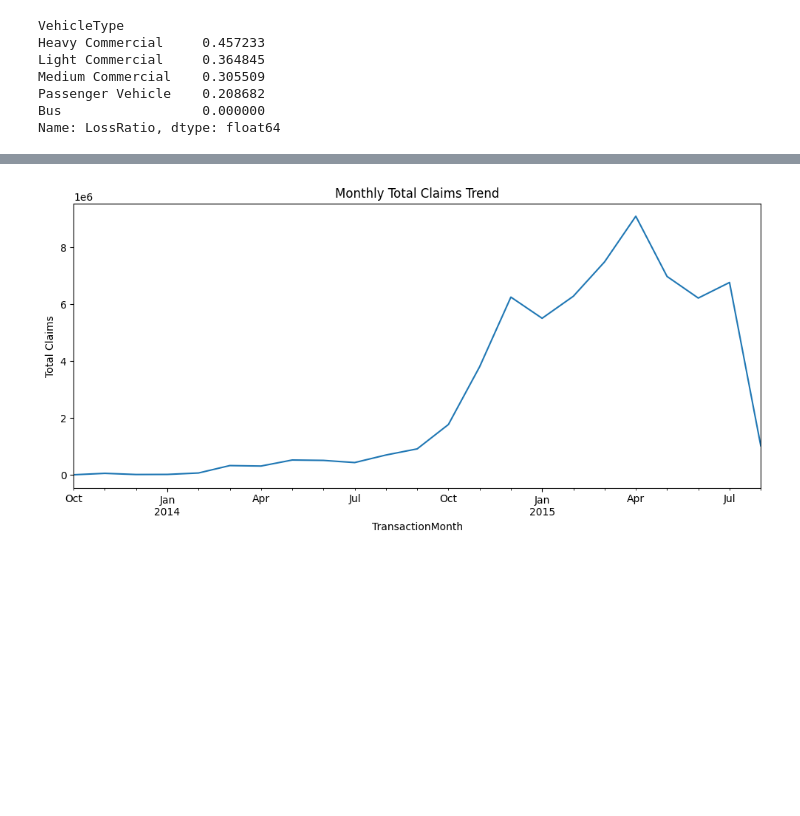
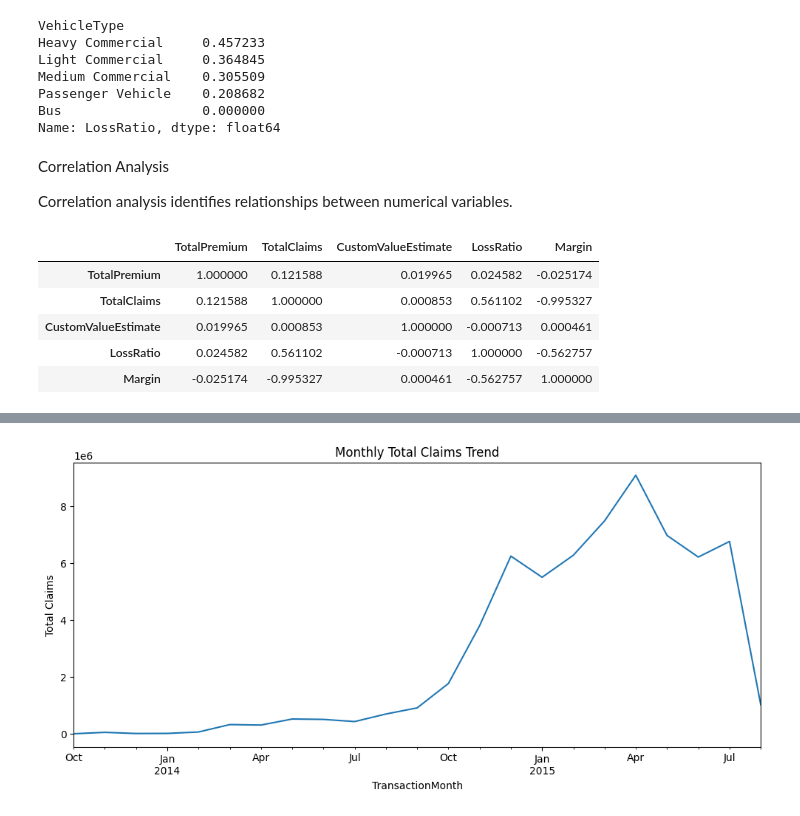
Before and after one commit to Bilen189/insurance-risk-analytics-week3, a Jupyter notebook: notebooks/01_eda.ipynb, the cells around one changed output, grey strips where cells are left out. Saved outputs shown, nothing was run; the diff lists cells and outputs as text; code cells hidden in the pictures; blank space fills up the shorter version.

```diff
--- a/notebooks/01_eda.ipynb
+++ b/notebooks/01_eda.ipynb
@@ -190,3 +328,26 @@ Medium Commercial    0.305509
 Passenger Vehicle    0.208682
 Bus                  0.000000
 Name: LossRatio, dtype: float64
+# %% [markdown]
+Correlation Analysis
+
+Correlation analysis identifies relationships between numerical variables.
+# %%
+numeric_cols = [
+    "TotalPremium",
+    "TotalClaims",
+    "CustomValueEstimate",
+    "LossRatio",
+    "Margin"
+]
+
+correlation_matrix = df[numeric_cols].corr()
+
+correlation_matrix
+# %% [output]
+|  | TotalPremium | TotalClaims | CustomValueEstimate | LossRatio | Margin |
+| TotalPremium | 1.000000 | 0.121588 | 0.019965 | 0.024582 | -0.025174 |
+| TotalClaims | 0.121588 | 1.000000 | 0.000853 | 0.561102 | -0.995327 |
+| CustomValueEstimate | 0.019965 | 0.000853 | 1.000000 | -0.000713 | 0.000461 |
+| LossRatio | 0.024582 | 0.561102 | -0.000713 | 1.000000 | -0.562757 |
+| Margin | -0.025174 | -0.995327 | 0.000461 | -0.562757 | 1.000000 |
```
Also changed, not shown: parts of 18 cells of this notebook, 3 other files.
